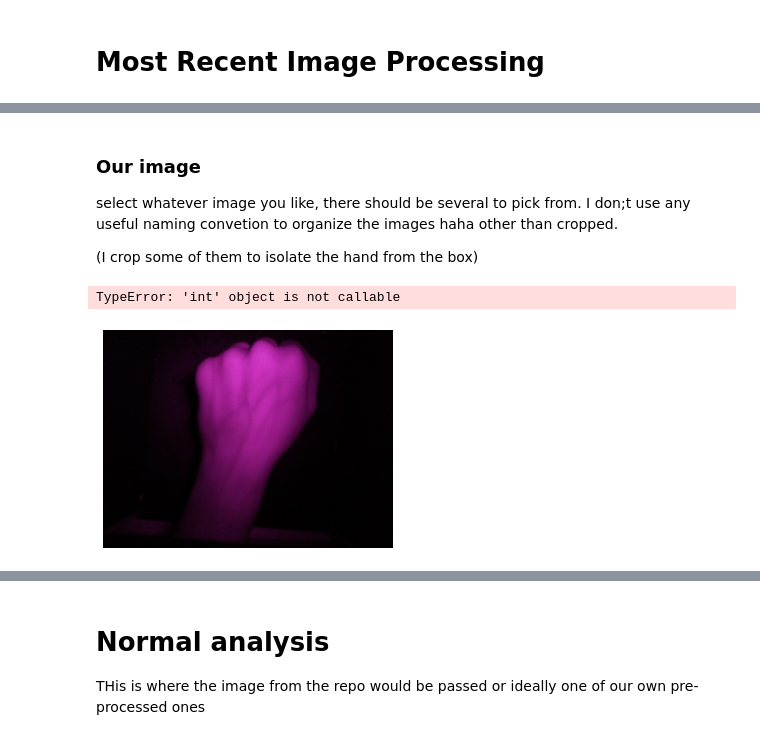
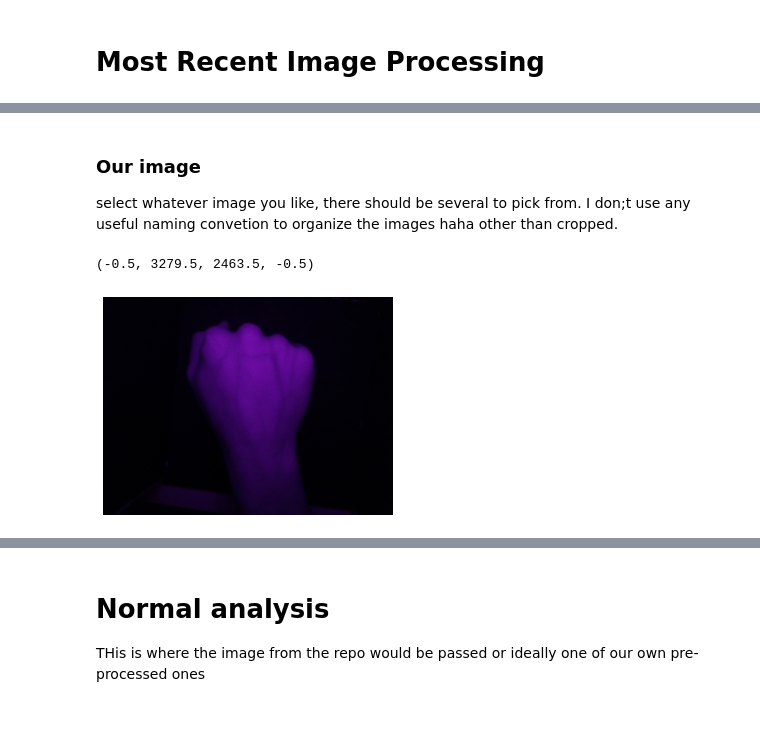
Before and after one commit to Jstambaugh00/BMESeniorDesignTeam7, a Jupyter notebook: UpdatedImageProcessing.ipynb, the cells around one changed output, grey strips where cells are left out. Drawn from its saved outputs; the diff is of its cells as text; code cells hidden in the pictures.

Commit message:
updated weird image processing method

```diff
--- a/UpdatedImageProcessing.ipynb
+++ b/UpdatedImageProcessing.ipynb
@@ -35,13 +21,11 @@ plt.axis('off')
 # %% [markdown]
 ### Our image
 select whatever image you like, there should be several to pick from. I don;t use any useful naming convetion to organize the images haha other than cropped.
-
-(I crop some of them to isolate the hand from the box)
 # %%
 # Read in image and display
-img = plt.imread('Image21.jpg')
+img = plt.imread('Image05.jpg')
 plt.imshow(img,cmap=plt.cm.gray)
 plt.axis('off')
 # %% [output]
-TypeError: 'int' object is not callable
+(-0.5, 3279.5, 2463.5, -0.5)
-[figure, old version]
+[figure, new version]
```
Also changed, not shown: parts of 33 cells of this notebook, 14 other files.
